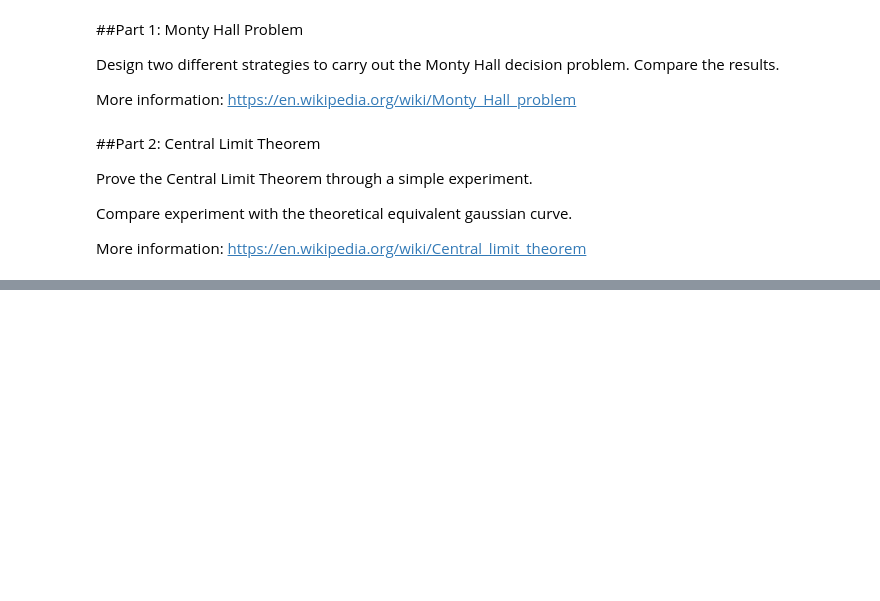
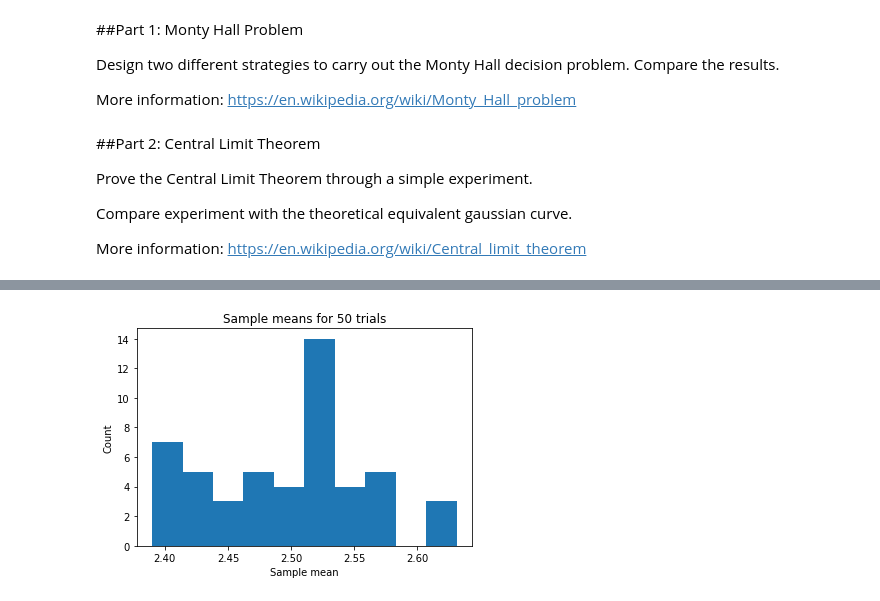
Before and after one commit to axiom9/ECE566_Machine-DeepLearning, a Jupyter notebook: Homework_1/Assignment #1 - Empty.ipynb, the cells around one changed output, grey strips where cells are left out. Saved outputs shown, nothing was run; the diff lists cells and outputs as text; code cells hidden in the pictures; blank space fills up the shorter version.

```diff
--- a/Homework_1/Assignment #1 - Empty.ipynb
+++ b/Homework_1/Assignment #1 - Empty.ipynb
@@ -62,0 +86,4 @@ More information: https://en.wikipedia.org/wiki/Central_limit_theorem
+# %%
+simulate(n=50)
+# %% [output]
+[figure, added]
```
Also changed, not shown: parts of 8 cells of this notebook.
